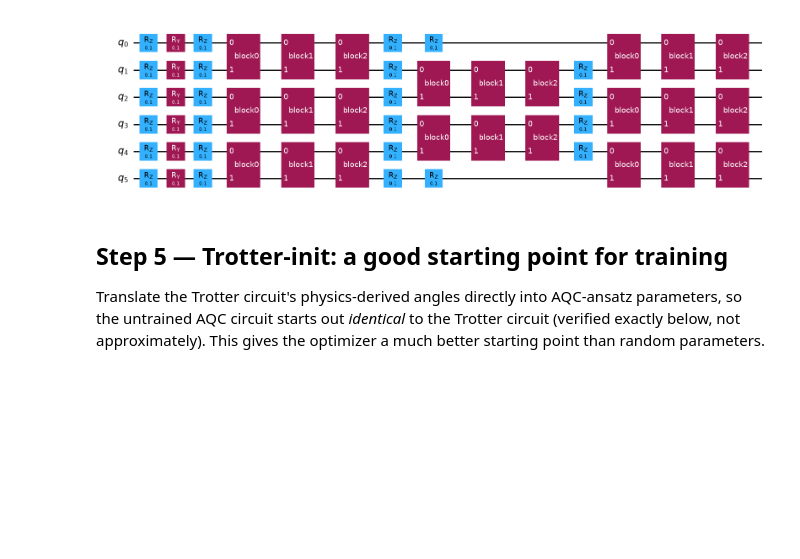
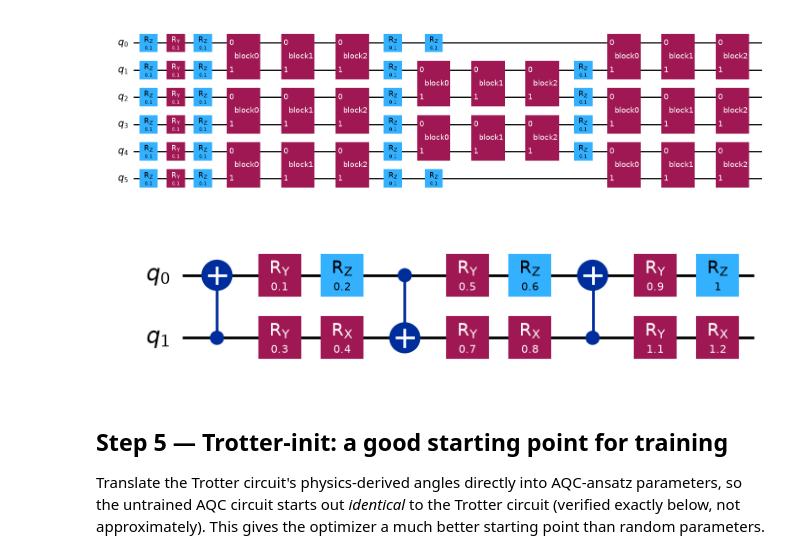
Before and after one commit to imelenwe/tensor-networks, a Jupyter notebook: AQC/aqctensor-algorithm1.ipynb, the cells around one changed output. Cells and saved outputs as stored; diff of their text form; code cells hidden in the pictures; blank space fills up the shorter version.

```diff
--- a/AQC/aqctensor-algorithm1.ipynb
+++ b/AQC/aqctensor-algorithm1.ipynb
@@ -238,6 +238,11 @@ display(aqc_parametrized_circuit(6, steps=1, thetas_init=[0.1]*18, thetas_field=
 # %% [output]
 Parametrized AQC circuit for quantum state evolution with H_XYZ:
 [figure]
+# %%
+# look inside ONE triplet block: .decompose() opens block0/block1/block2 so the 3 CNOTs + 12 turns are visible (angles 0.1..1.2 show which knob is where)
+display(aqc_triplet_block(np.round(np.arange(1, 13) * 0.1, 1)).decompose().draw('mpl'))
+# %% [output]
+[figure, added]
 # %% [markdown]
 ## Step 5 — Trotter-init: a good starting point for training
 
```
Also changed, not shown: parts of 1 cell of this notebook, 6 other files.
